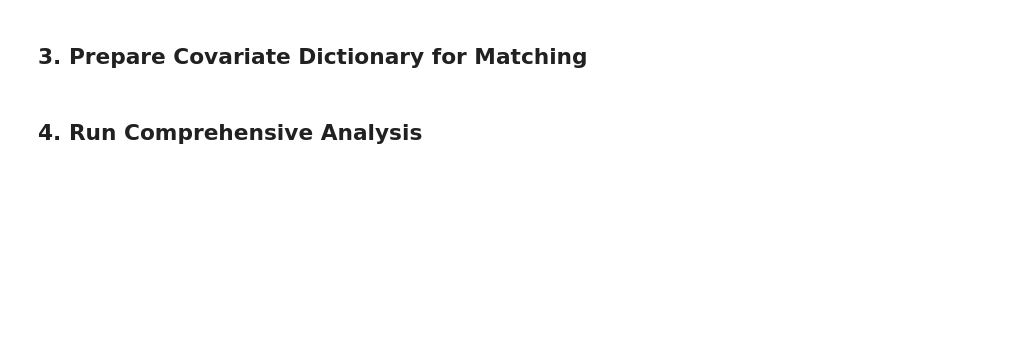
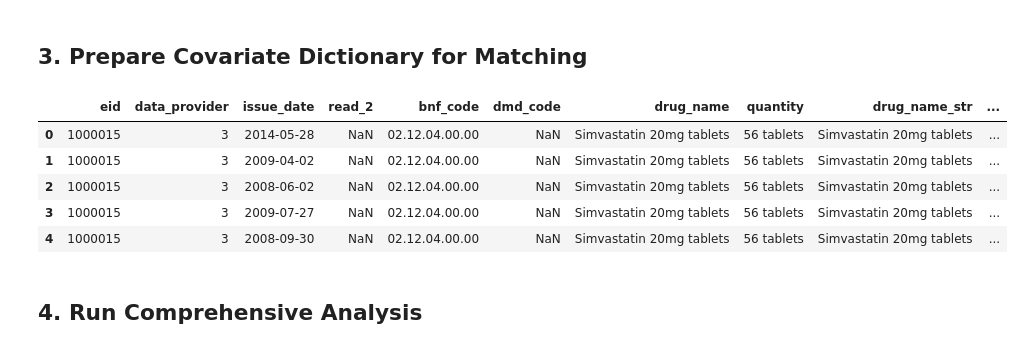
Before and after one commit to surbut/dtwin_noulli, a Jupyter notebook: comprehensive_analysis_notebook.ipynb, the cells around one changed output. Cells and saved outputs as stored; diff of their text form; code cells hidden in the pictures; blank space fills up the shorter version.

```diff
--- a/comprehensive_analysis_notebook.ipynb
+++ b/comprehensive_analysis_notebook.ipynb
@@ -85,3 +364,12 @@ print(f"\nCovariate dictionary keys: {list(covariate_dicts.keys())}")
+# %%
+true_statins.head()
+# %% [output]
+|  | eid | data_provider | issue_date | read_2 | bnf_code | dmd_code | drug_name | quantity | drug_name_str | ... |
+| 0 | 1000015 | 3 | 2014-05-28 | NaN | 02.12.04.00.00 | NaN | Simvastatin 20mg tablets | 56 tablets | Simvastatin 20mg tablets | ... |
+| 1 | 1000015 | 3 | 2009-04-02 | NaN | 02.12.04.00.00 | NaN | Simvastatin 20mg tablets | 56 tablets | Simvastatin 20mg tablets | ... |
+| 2 | 1000015 | 3 | 2008-06-02 | NaN | 02.12.04.00.00 | NaN | Simvastatin 20mg tablets | 56 tablets | Simvastatin 20mg tablets | ... |
+| 3 | 1000015 | 3 | 2009-07-27 | NaN | 02.12.04.00.00 | NaN | Simvastatin 20mg tablets | 56 tablets | Simvastatin 20mg tablets | ... |
+| 4 | 1000015 | 3 | 2008-09-30 | NaN | 02.12.04.00.00 | NaN | Simvastatin 20mg tablets | 56 tablets | Simvastatin 20mg tablets | ... |
 # %% [markdown]
 ## 4. Run Comprehensive Analysis
 # %%
```
Also changed, not shown: parts of 13 cells of this notebook, 1 other file.
